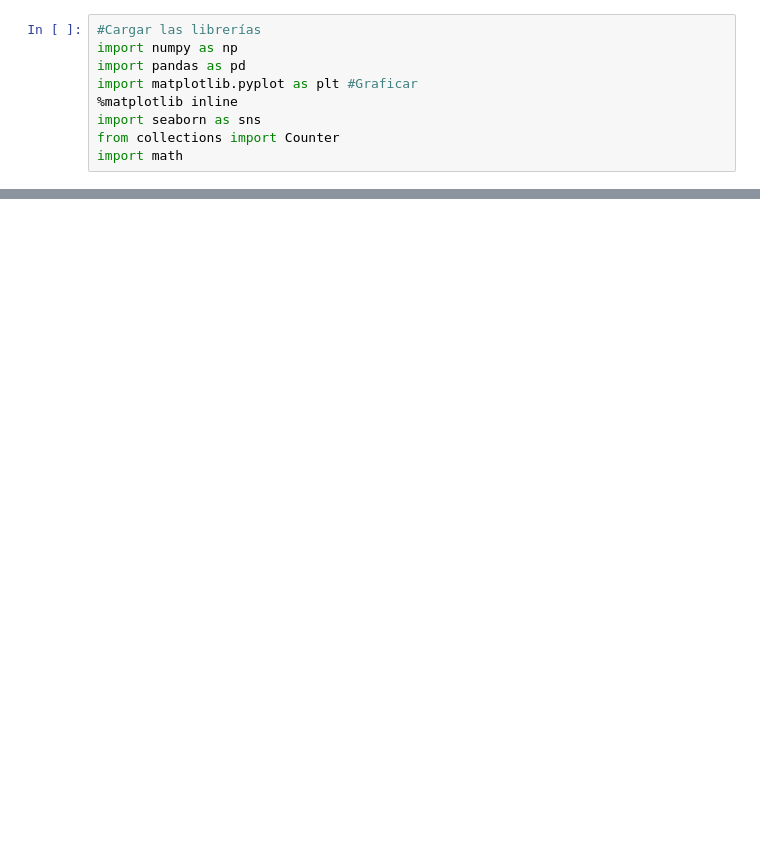
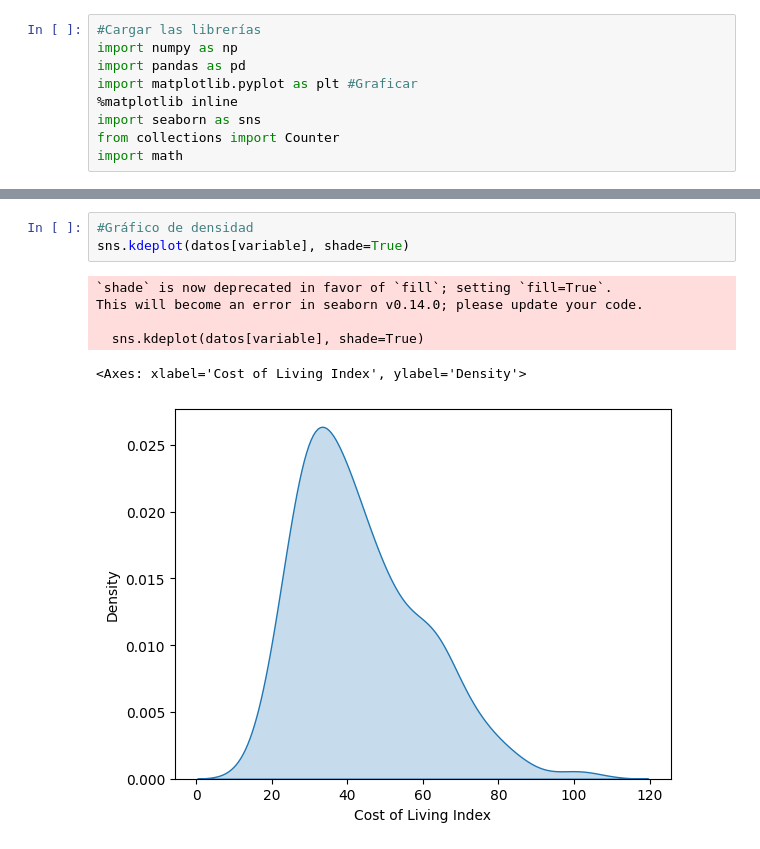
Before and after one commit to andreess891/AnalisisDescriptivo, a Jupyter notebook: Taller1/taller.ipynb, the cells around one changed output, grey strips where cells are left out. Drawn from its saved outputs; the diff is of its cells as text; blank space fills up the shorter version.

```diff
--- a/Taller1/taller.ipynb
+++ b/Taller1/taller.ipynb
@@ -68,0 +237,10 @@ Name: Cost of Living Index, dtype: float64
+# %%
+#Gráfico de densidad
+sns.kdeplot(datos[variable], shade=True)
+# %% [output]
+`shade` is now deprecated in favor of `fill`; setting `fill=True`.
+This will become an error in seaborn v0.14.0; please update your code.
+
+  sns.kdeplot(datos[variable], shade=True)
+<Axes: xlabel='Cost of Living Index', ylabel='Density'>
+[figure, added]
```
Also changed, not shown: parts of 30 cells of this notebook, 1 other file.
